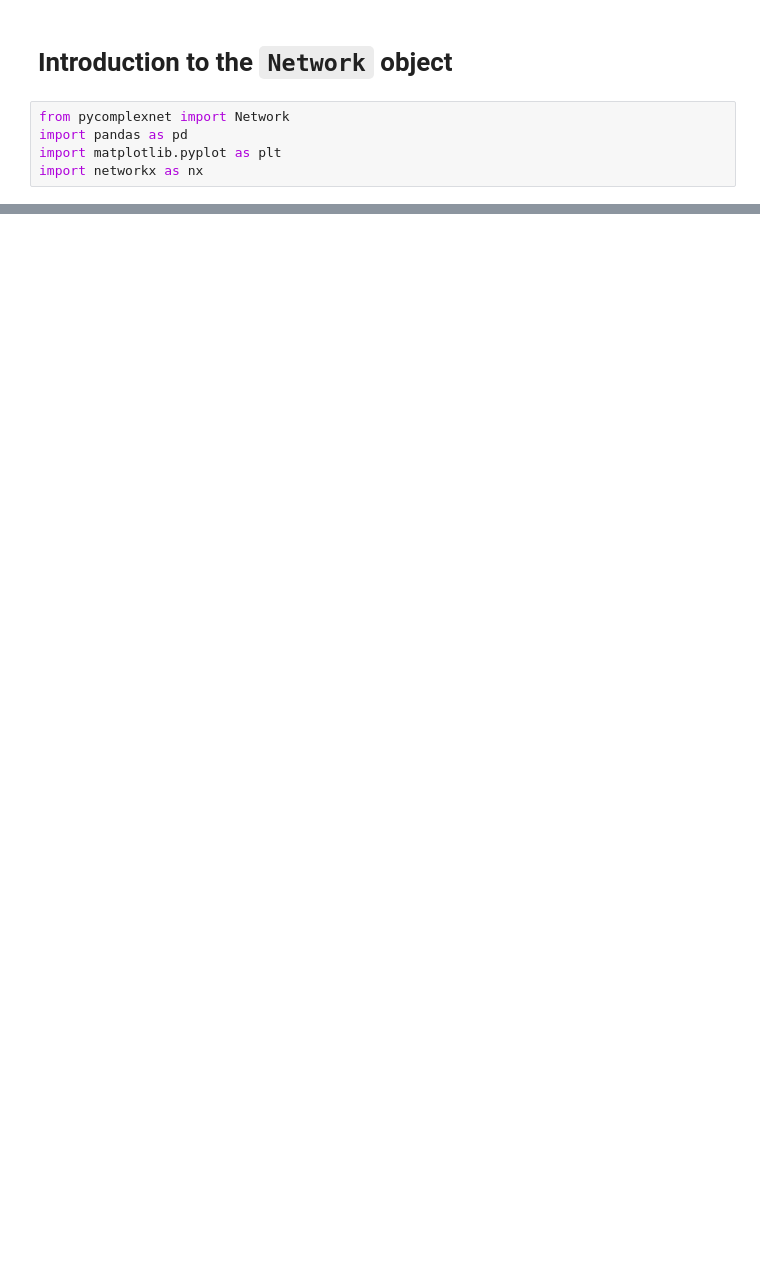
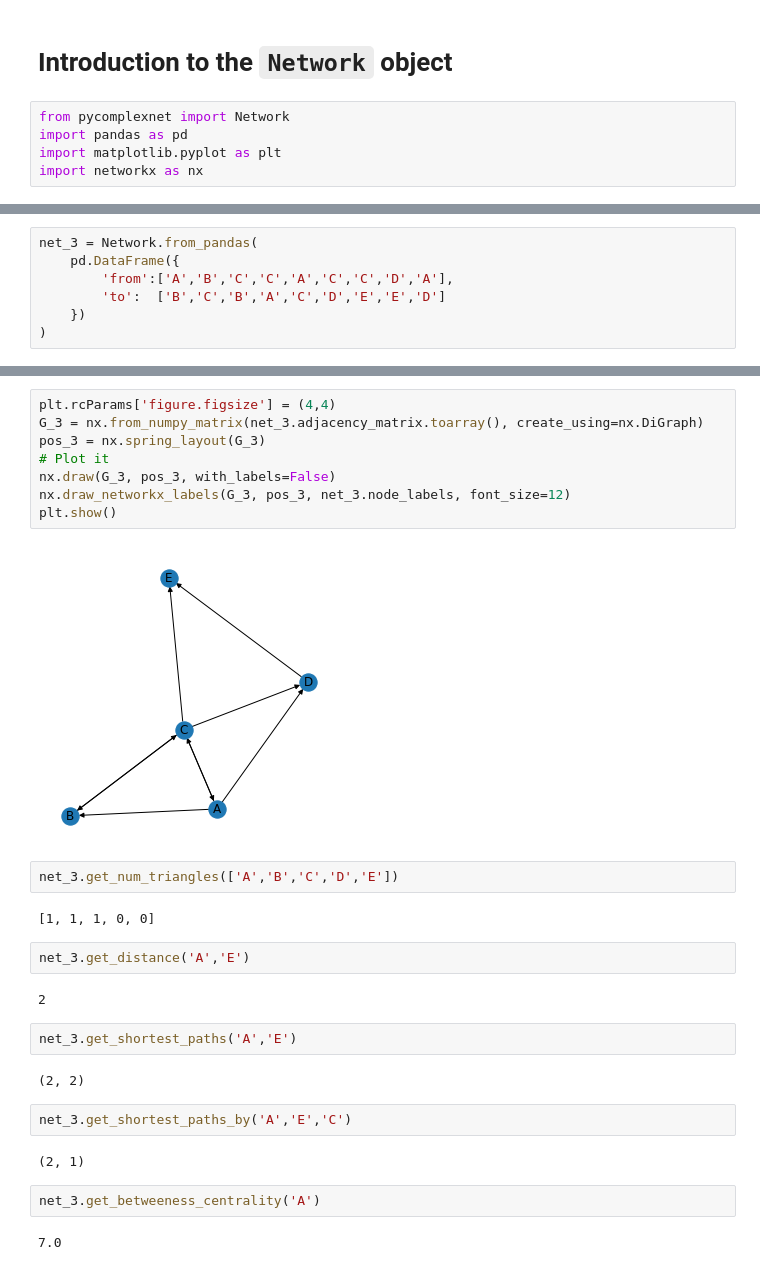
Before and after one commit to jadianes/pycomplexnet, a Jupyter notebook: notebooks/introduction.ipynb, the cells around one changed output, grey strips where cells are left out. Cells and saved outputs as stored; diff of their text form; blank space fills up the shorter version.

```diff
--- a/notebooks/introduction.ipynb
+++ b/notebooks/introduction.ipynb
@@ -69,0 +124,7 @@ net.get_num_shortest_paths_by('A','E','C')
+# %%
+net_3 = Network.from_pandas(
+    pd.DataFrame({
+        'from':['A','B','C','C','A','C','C','D','A'],
+        'to':  ['B','C','B','A','C','D','E','E','D']
+    })
+)
@@ -69,0 +143,30 @@ net.get_num_shortest_paths_by('A','E','C')
+# %%
+plt.rcParams['figure.figsize'] = (4,4)
+G_3 = nx.from_numpy_matrix(net_3.adjacency_matrix.toarray(), create_using=nx.DiGraph)
+pos_3 = nx.spring_layout(G_3)
+# Plot it
+nx.draw(G_3, pos_3, with_labels=False)
+nx.draw_networkx_labels(G_3, pos_3, net_3.node_labels, font_size=12)
+plt.show()
+# %% [output]
+[figure, added]
+# %%
+net_3.get_num_triangles(['A','B','C','D','E'])
+# %% [output]
+[1, 1, 1, 0, 0]
+# %%
+net_3.get_distance('A','E')
+# %% [output]
+2
+# %%
+net_3.get_shortest_paths('A','E')
+# %% [output]
+(2, 2)
+# %%
+net_3.get_shortest_paths_by('A','E','C')
+# %% [output]
+(2, 1)
+# %%
+net_3.get_betweeness_centrality('A')
+# %% [output]
+7.0
```
Also changed, not shown: parts of 38 cells of this notebook, 2 other files.
